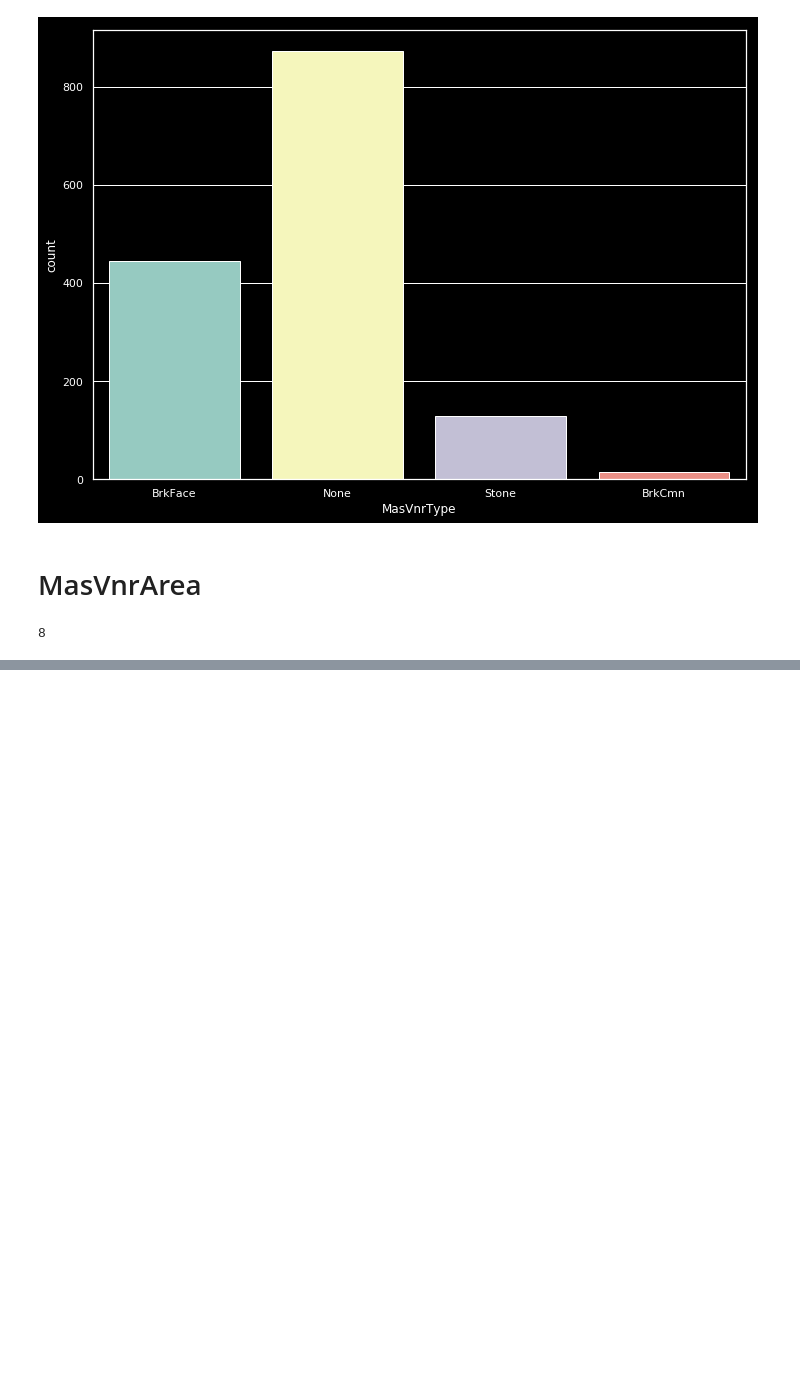
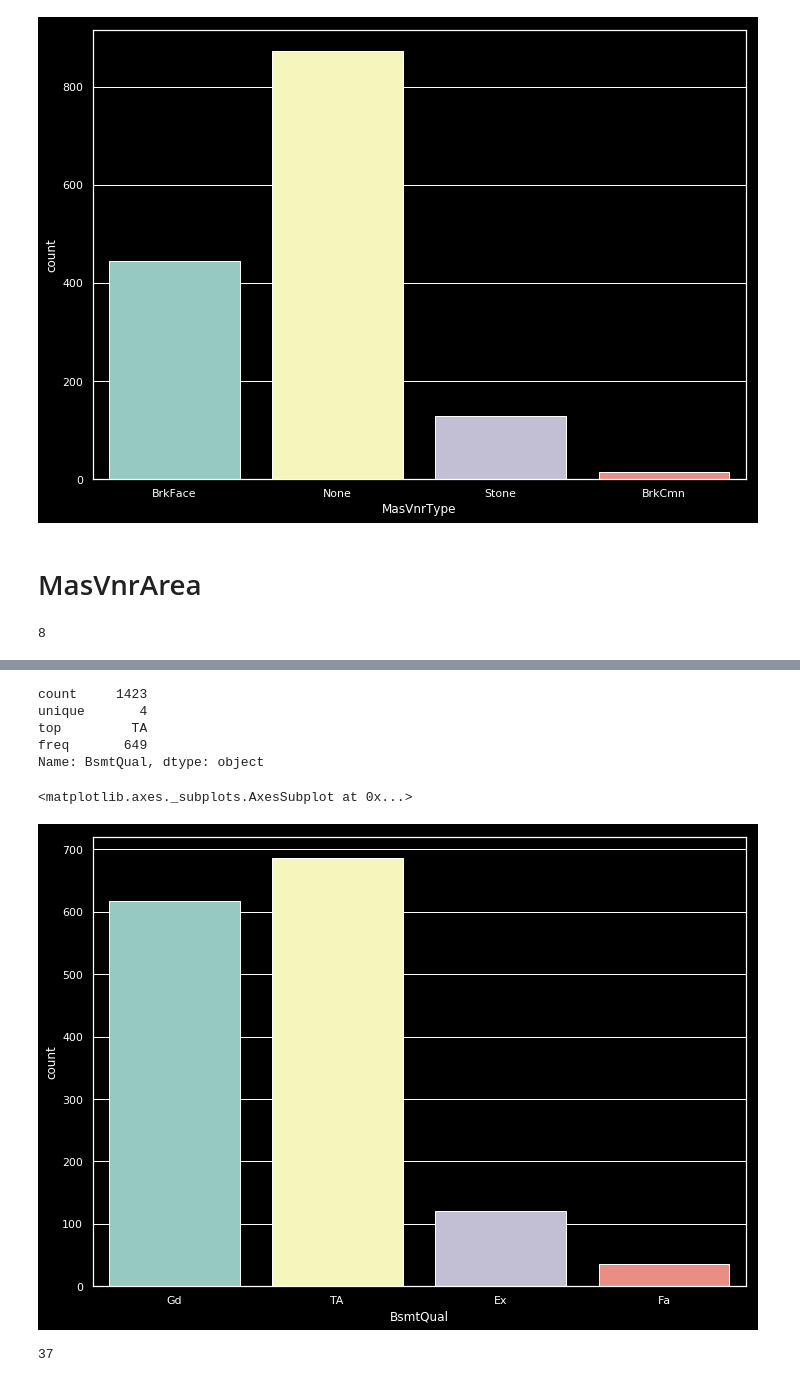
Before and after one commit to JPLAVALLEY/kaggle, a Jupyter notebook: Copy_of_House_Prices_NEW.ipynb, the cells around one changed output, grey strips where cells are left out. Saved outputs shown, nothing was run; the diff lists cells and outputs as text; code cells hidden in the pictures; blank space fills up the shorter version.

```diff
--- a/Copy_of_House_Prices_NEW.ipynb
+++ b/Copy_of_House_Prices_NEW.ipynb
@@ -191,0 +198,19 @@ df_train['MasVnrArea'].isnull().sum()
+# %%
+df_train['BsmtQual'].describe()
+# %% [output]
+count     1423
+unique       4
+top         TA
+freq       649
+Name: BsmtQual, dtype: object
+# %%
+df_train['BsmtQual'] = df_train['BsmtQual'].fillna(df_train['BsmtQual'].mode()[0])
+# %%
+sns.countplot(df_train['BsmtQual'])
+# %% [output]
+<matplotlib.axes._subplots.AxesSubplot at 0x...>
+[figure, added]
+# %%
+df_train['BsmtCond'].isnull().sum()
+# %% [output]
+37
```
Also changed, not shown: parts of 3 cells of this notebook.
